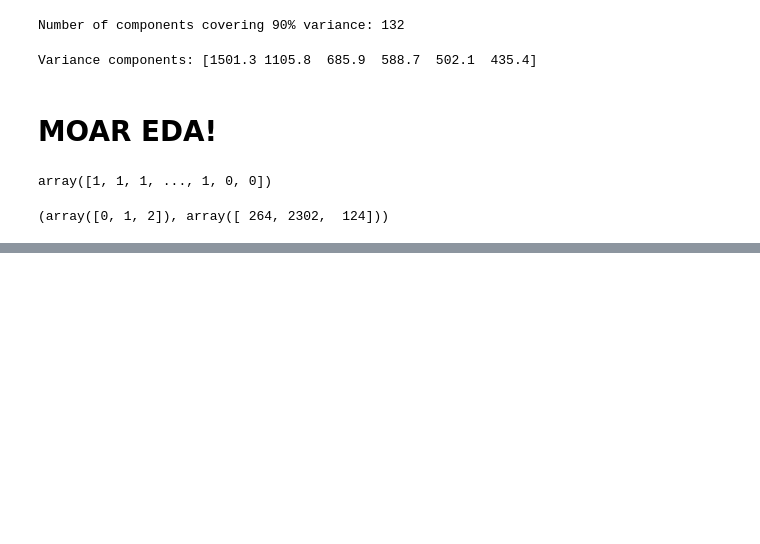
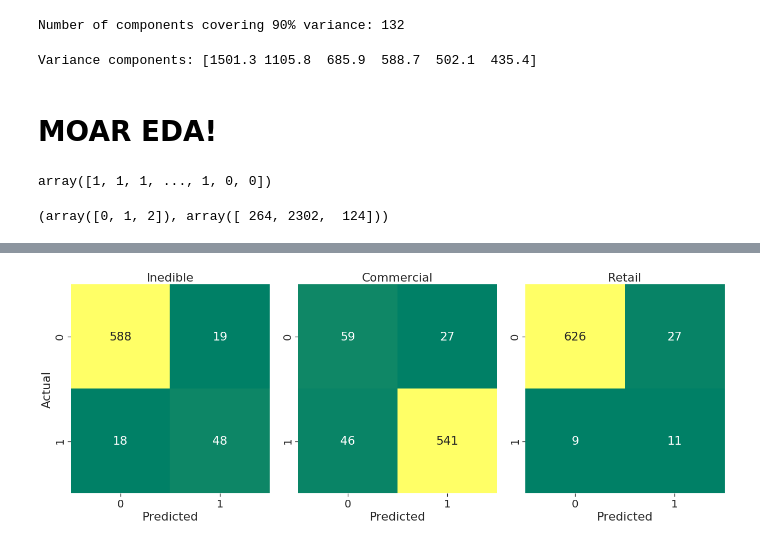
Before and after one commit to csulfrian/lemon-defect-detection, a Jupyter notebook: notebooks/initial-exploration.ipynb, the cells around one changed output, grey strips where cells are left out. Cells and saved outputs as stored; diff of their text form; code cells hidden in the pictures; blank space fills up the shorter version.

```diff
--- a/notebooks/initial-exploration.ipynb
+++ b/notebooks/initial-exploration.ipynb
@@ -485,0 +494,20 @@ plt.savefig('../images/class_counts.png')
+# %%
+conf = [[[588,  19], [ 18,  48]], [[ 59,  27], [ 46, 541]], [[626,  27], [  9,  11]]]
+f, (ax1, ax2, ax3) = plt.subplots(1, 3, figsize=(18, 7), sharex=True, dpi=72)
+
+colors = 'summer'
+
+sns.heatmap(conf[0], annot=True, ax=ax1, fmt='d', cbar=False, cmap=colors)
+ax1.set_ylabel('Actual')
+ax1.set_title('Inedible')
+ax1.set_xlabel('Predicted')
+sns.heatmap(conf[1], annot=True, ax=ax2, fmt='d', cbar=False, cmap=colors)
+ax2.set_title('Commercial')
+ax2.set_xlabel('Predicted')
+sns.heatmap(conf[2], annot=True, ax=ax3, fmt='d', cbar=False, cmap=colors)
+ax3.set_title('Retail')
+ax3.set_xlabel('Predicted')
+plt.tight_layout()
+plt.savefig('../images/conf.png')
+# %% [output]
+[figure, added]
```
Also changed, not shown: parts of 4 cells of this notebook, 6 other files.
